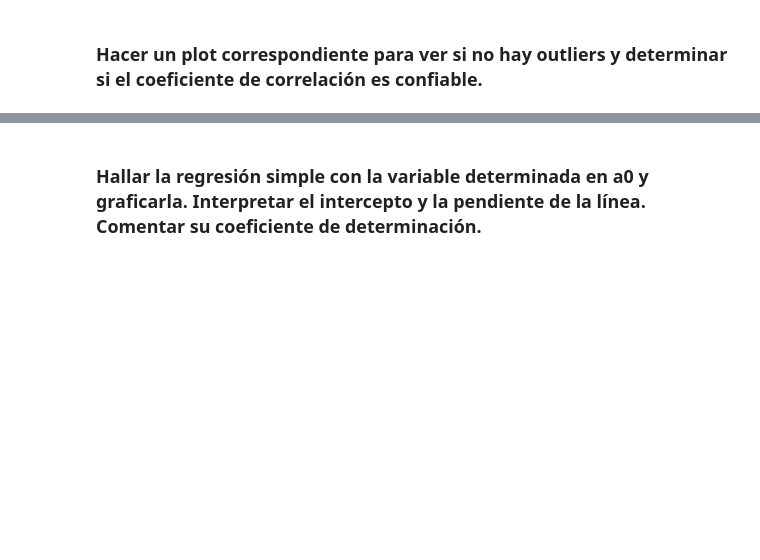
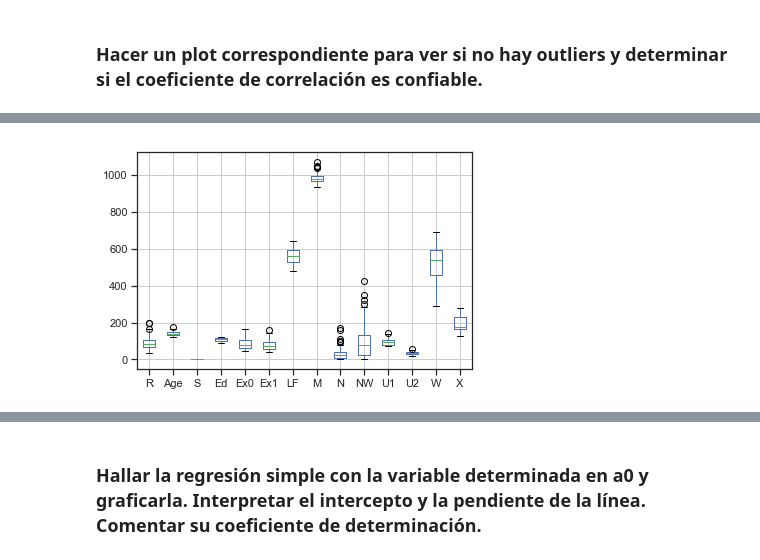
Before and after one commit to fdrio/Data_Mining, a Jupyter notebook: HW/HW2/Ex1_Crimen.ipynb, the cells around one changed output, grey strips where cells are left out. Cells and saved outputs as stored; diff of their text form; code cells hidden in the pictures; blank space fills up the shorter version.

```diff
--- a/HW/HW2/Ex1_Crimen.ipynb
+++ b/HW/HW2/Ex1_Crimen.ipynb
@@ -88,0 +97,5 @@ The max correlation is between R and Ex0:  0.6876044557069301
+# %%
+# Boxplots for outlier detection (zoom in!)
+rd_viz = pd.plotting.boxplot(data)
+# %% [output]
+[figure, added]
```
Also changed, not shown: parts of 2 cells of this notebook.
